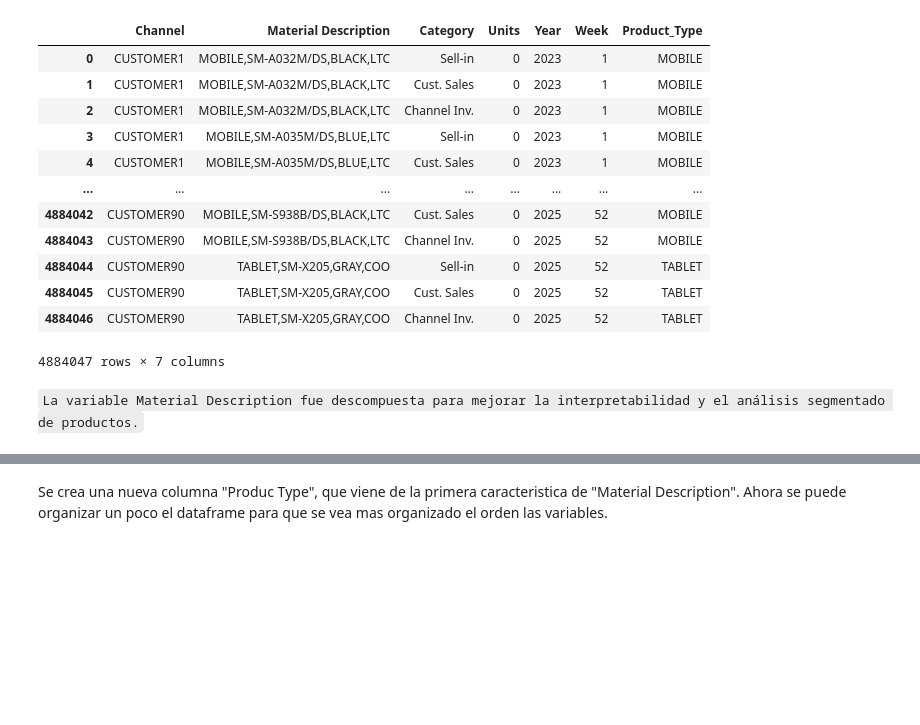
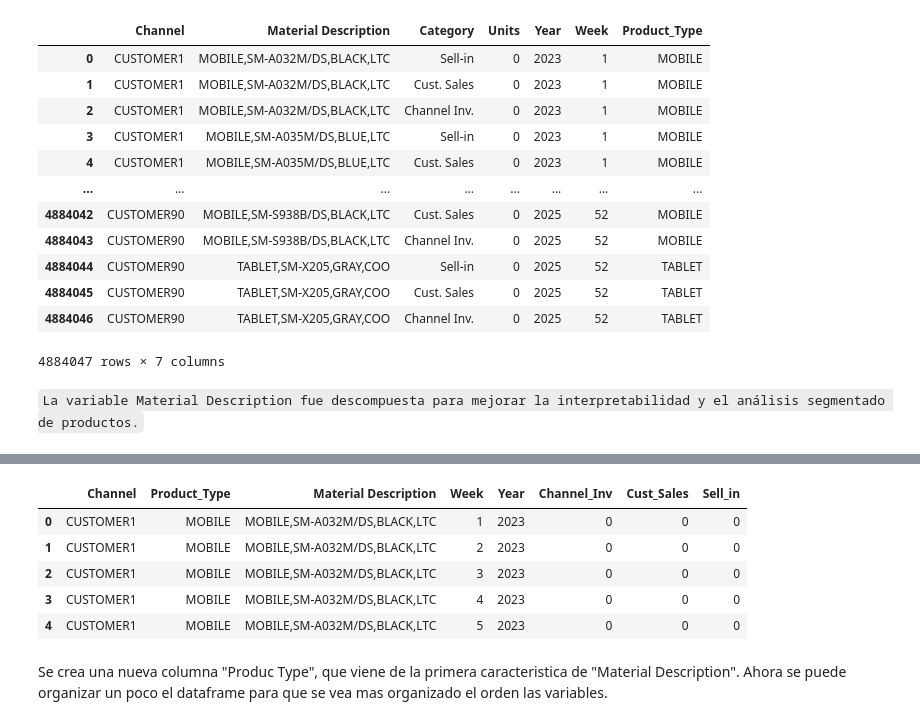
Before and after one commit to MiguelAlfonso1723/Hackathon_SIC2025, a Jupyter notebook: notebooks/sales_forecasting.analysis.ipynb, the cells around one changed output, grey strips where cells are left out. Saved outputs shown, nothing was run; the diff lists cells and outputs as text; code cells hidden in the pictures; blank space fills up the shorter version.

```diff
--- a/notebooks/sales_forecasting.analysis.ipynb
+++ b/notebooks/sales_forecasting.analysis.ipynb
@@ -623,3 +676,18 @@ df_total
+# %%
+df_total.columns.name = None
+df_total = df_total.rename(columns={
+    "Sell-in": "Sell_in",
+    "Cust. Sales": "Cust_Sales",
+    "Channel Inv.": "Channel_Inv"
+})
+df_total.head()
+# %% [output]
+|  | Channel | Product_Type | Material Description | Week | Year | Channel_Inv | Cust_Sales | Sell_in |
+| 0 | CUSTOMER1 | MOBILE | MOBILE,SM-A032M/DS,BLACK,LTC | 1 | 2023 | 0 | 0 | 0 |
+| 1 | CUSTOMER1 | MOBILE | MOBILE,SM-A032M/DS,BLACK,LTC | 2 | 2023 | 0 | 0 | 0 |
+| 2 | CUSTOMER1 | MOBILE | MOBILE,SM-A032M/DS,BLACK,LTC | 3 | 2023 | 0 | 0 | 0 |
+| 3 | CUSTOMER1 | MOBILE | MOBILE,SM-A032M/DS,BLACK,LTC | 4 | 2023 | 0 | 0 | 0 |
+| 4 | CUSTOMER1 | MOBILE | MOBILE,SM-A032M/DS,BLACK,LTC | 5 | 2023 | 0 | 0 | 0 |
 # %% [markdown]
 Se crea una nueva columna "Produc Type", que viene de la primera caracteristica de "Material Description". Ahora se puede organizar un poco el dataframe para que se vea mas organizado el orden las variables.
 # %%
```
Also changed, not shown: parts of 74 cells of this notebook, 1 other file.
